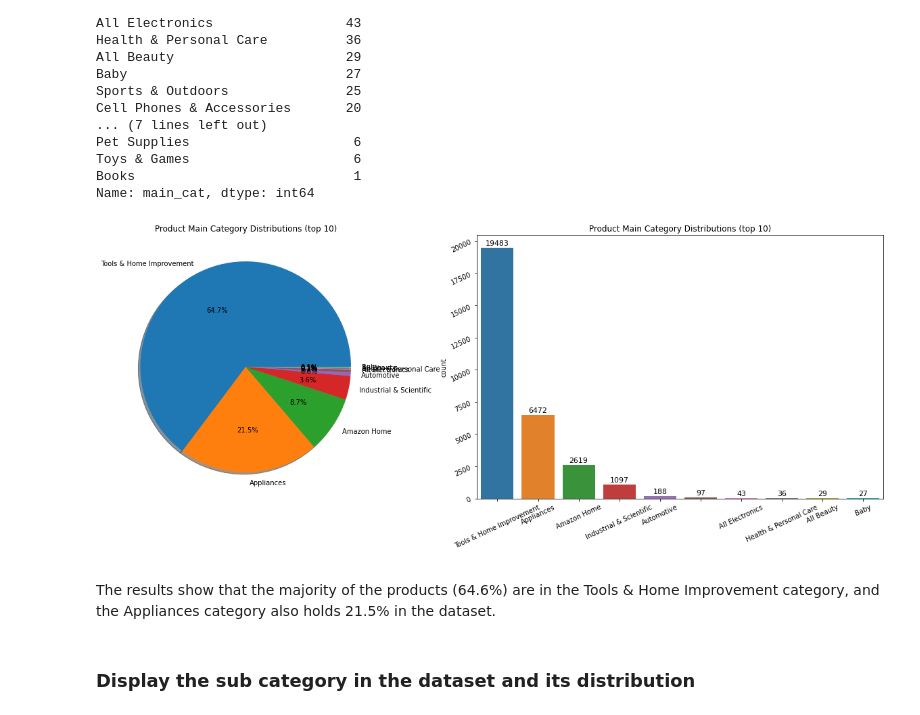
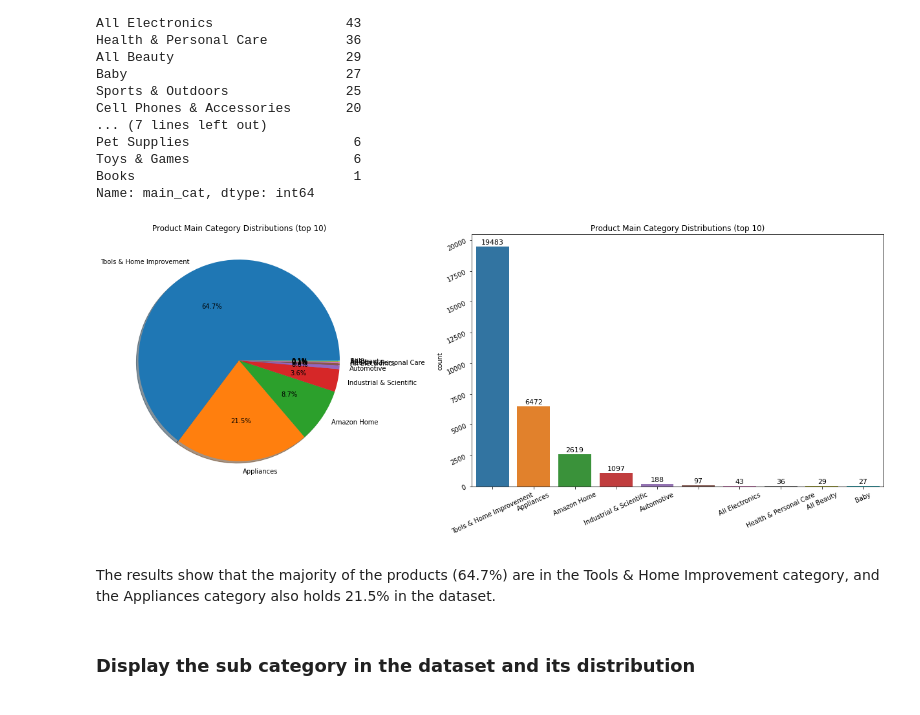
Before and after one commit to DATA-606-SPRING-2022/Jin_DATA606, a Jupyter notebook: ipynb/DATA606_Part1.ipynb, the cells around one changed output. Saved outputs shown, nothing was run; the diff lists cells and outputs as text; code cells hidden in the pictures.

```diff
--- a/ipynb/DATA606_Part1.ipynb
+++ b/ipynb/DATA606_Part1.ipynb
@@ -622,5 +613,0 @@ def replaceLink(text):
-# %%
-product_df['brand'] = product_df['brand'].replace('', 'No brand')
-product_df['category'] = product_df['category'].apply(replaceAmp)
-product_df['main_cat'] = product_df['main_cat'].apply(replaceAmp)
-product_df['main_cat'] = product_df['main_cat'].apply(replaceLink)
@@ -627,3 +618,13 @@ product_df['main_cat'] = product_df['main_cat'].apply(replaceLink)
+# %%
+def clear_html(doc):
+  soup = BeautifulSoup(doc)
+  cleaned_text = soup.get_text()
+  return cleaned_text
+# %%
+product_df['category'] = product_df['category'].apply(clear_html)
+product_df['description'] = product_df['description'].apply(clear_html)
+product_df['feature'] = product_df['feature'].apply(clear_html)
+product_df['main_cat'] = product_df['main_cat'].apply(clear_html)
 # %% [markdown]
 <h3>Drop the unnecessary columns from the original dataset.</h3>
 # %%
@@ -683,28 +684,28 @@ Toys & Games                     6
 Books                            1
 Name: main_cat, dtype: int64
 # %%
-fig, axes = plt.subplots(ncols=2, figsize=(18, 6))
+fig, axes = plt.subplots(ncols=2, figsize=(19, 6))
 plt.tight_layout()
 
 product_df['main_cat'].value_counts().nlargest(10).plot(kind='pie', ax=axes[0], autopct='%.1f%%', shadow=True)
 ax=sns.countplot(x="main_cat", data=product_df, ax=axes[1], order=pd.value_counts(product_df['main_cat']).iloc[:10].index)
 
 for p in ax.patches:
   ax.annotate("%.f" % p.get_height(), (p.get_x() + p.get_width() / 2., p.get_height()),
       ha='center', va='center', fontsize=11, xytext=(0, 7),
       textcoords='offset points')
 
 axes[0].set_title('Product Main Category Distributions (top 10)')
 axes[0].set_ylabel(' ')
 
 axes[1].set_title('Product Main Category Distributions (top 10)')
 axes[1].set_xlabel(' ')
 axes[1].tick_params(labelrotation=25)
 plt.show()
 # %% [output]
-[figure, old version]
+[figure, new version]
 # %% [markdown]
-The results show that the majority of the products (64.6%) are in the Tools & Home Improvement category, and the Appliances category also holds 21.5% in the dataset.
+The results show that the majority of the products (64.7%) are in the Tools & Home Improvement category, and the Appliances category also holds 21.5% in the dataset.
 # %% [markdown]
 <h3>Display the sub category in the dataset and its distribution</h3>
 # %%
```
Also changed, not shown: parts of 12 cells of this notebook.
